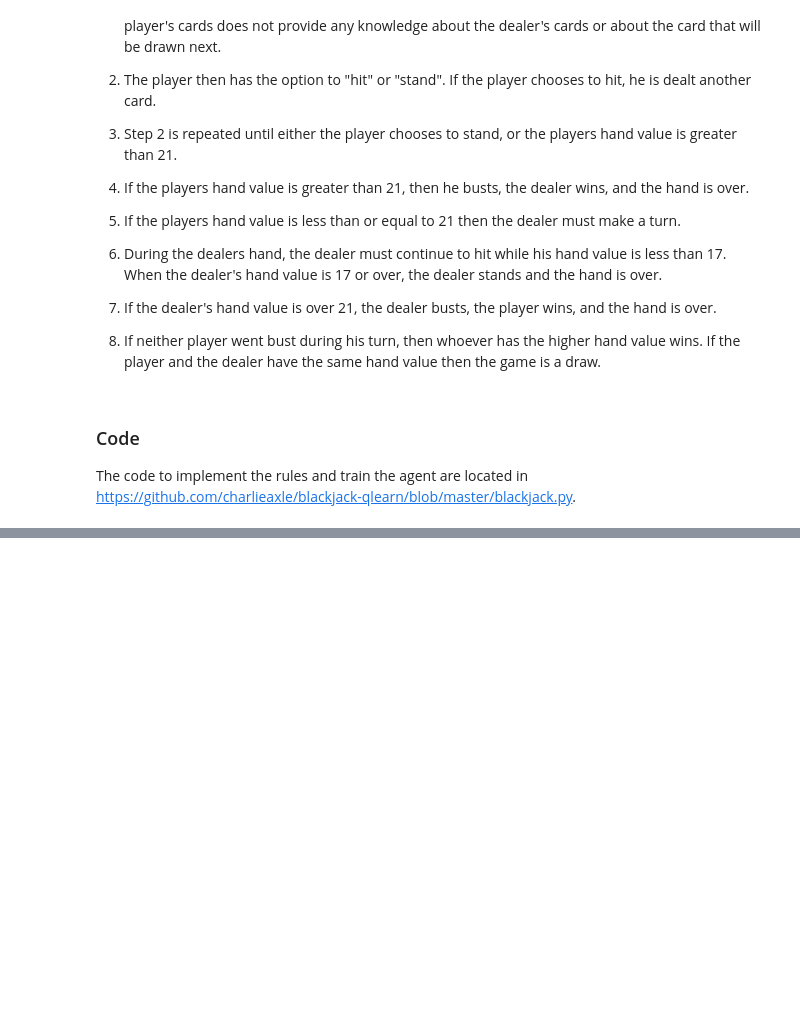
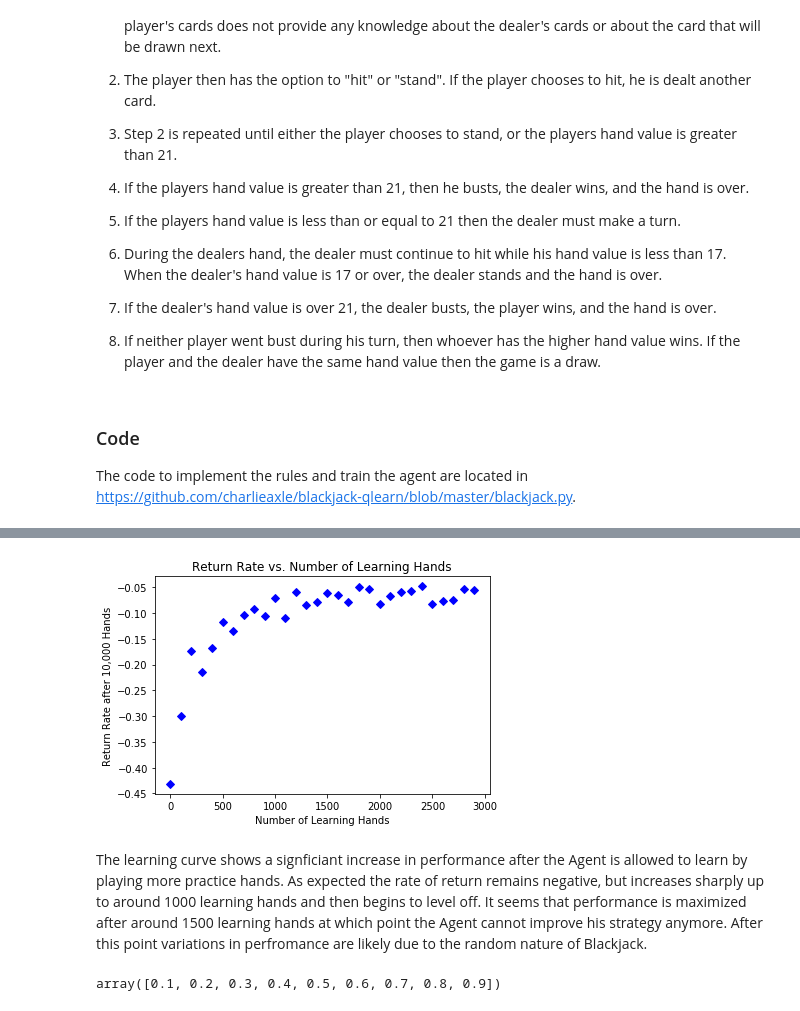
Before and after one commit to charlieaxle/blackjack-qlearn, a Jupyter notebook: blackjack-notebook.ipynb, the cells around one changed output, grey strips where cells are left out. Drawn from its saved outputs; the diff is of its cells as text; code cells hidden in the pictures; blank space fills up the shorter version.

Commit message:
Plot Learning Curve

```diff
--- a/blackjack-notebook.ipynb
+++ b/blackjack-notebook.ipynb
@@ -70,0 +119,9 @@ print(blackjack.Hand.__doc__)
+# %%
+import random
+random.seed(1)
+
+#initialize agent with $10,000
+agent = blackjack.Agent(money=10000)
+
+#make agent play 10,000 hands
+agent.play(10000)
@@ -70,0 +136,33 @@ print(blackjack.Hand.__doc__)
+# %%
+learning_hands = []
+results = []
+random.seed(1)
+
+for i in range(0, 3000, 100):
+    #initialize a new Agent with $10000
+    agent = blackjack.Agent(money=10000)
+
+    #train the Agent for "i" hands of Blackjack
+    agent.learn(num_hands = i)
+    res = agent.play(10000)
+
+    #store results
+    learning_hands.append(i)
+    results.append(res['return_rate'])
+# %%
+import matplotlib.pyplot as plt
+%matplotlib inline
+plt.plot(learning_hands, results, 'bD')
+plt.title("Return Rate vs. Number of Learning Hands")
+plt.xlabel("Number of Learning Hands")
+plt.ylabel("Return Rate after 10,000 Hands")
+plt.show()
+# %% [output]
+[figure, added]
+# %% [markdown]
+The learning curve shows a signficiant increase in performance after the Agent is allowed to learn by playing more practice hands. As expected the rate of return remains negative, but increases sharply up to around 1000 learning hands and then begins to level off. It seems that performance is maximized after around 1500 learning hands at which point the Agent cannot improve his strategy anymore. After this point variations in perfromance are likely due to the random nature of Blackjack.
+# %%
+import numpy as np
+np.linspace(.1,.9,9)
+# %% [output]
+array([0.1, 0.2, 0.3, 0.4, 0.5, 0.6, 0.7, 0.8, 0.9])
```
Also changed, not shown: parts of 15 cells of this notebook, 2 other files.
